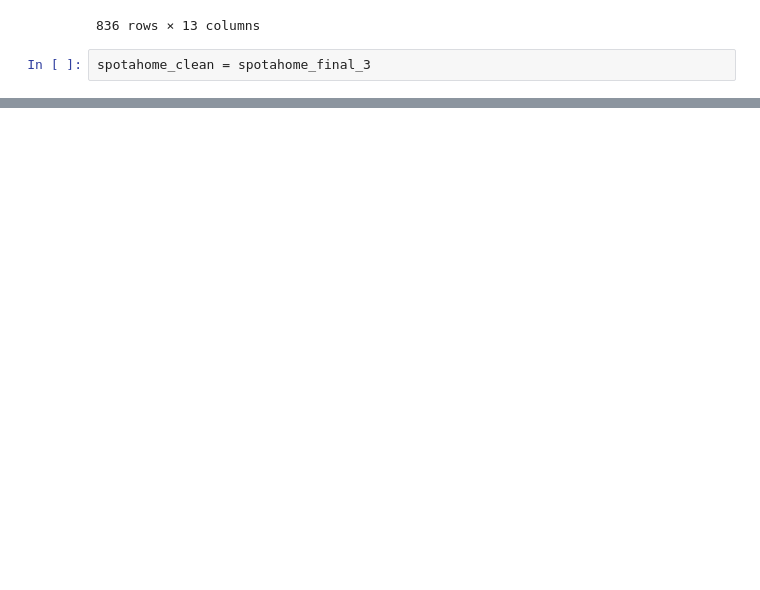
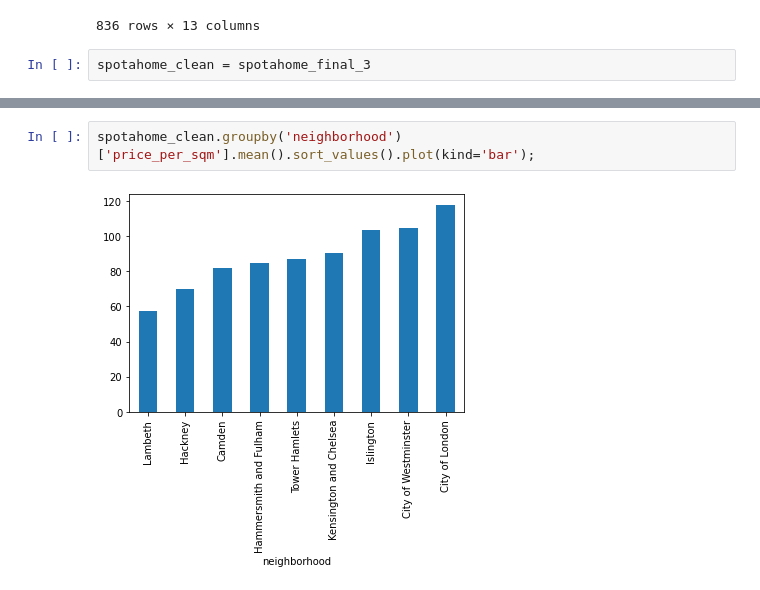
Before and after one commit to capstone-jmrs/capstone-proptech-repo, a Jupyter notebook: spotahome_julia_eda.ipynb, the cells around one changed output, grey strips where cells are left out. Cells and saved outputs as stored; diff of their text form; blank space fills up the shorter version.

```diff
--- a/spotahome_julia_eda.ipynb
+++ b/spotahome_julia_eda.ipynb
@@ -113 +142,5 @@ spotahome_clean = spotahome_final_3
+# %%
+spotahome_clean.groupby('neighborhood')['price_per_sqm'].mean().sort_values().plot(kind='bar');
+# %% [output]
+[figure, added]
 # %%
```
Also changed, not shown: parts of 11 cells of this notebook, 1 other file.
